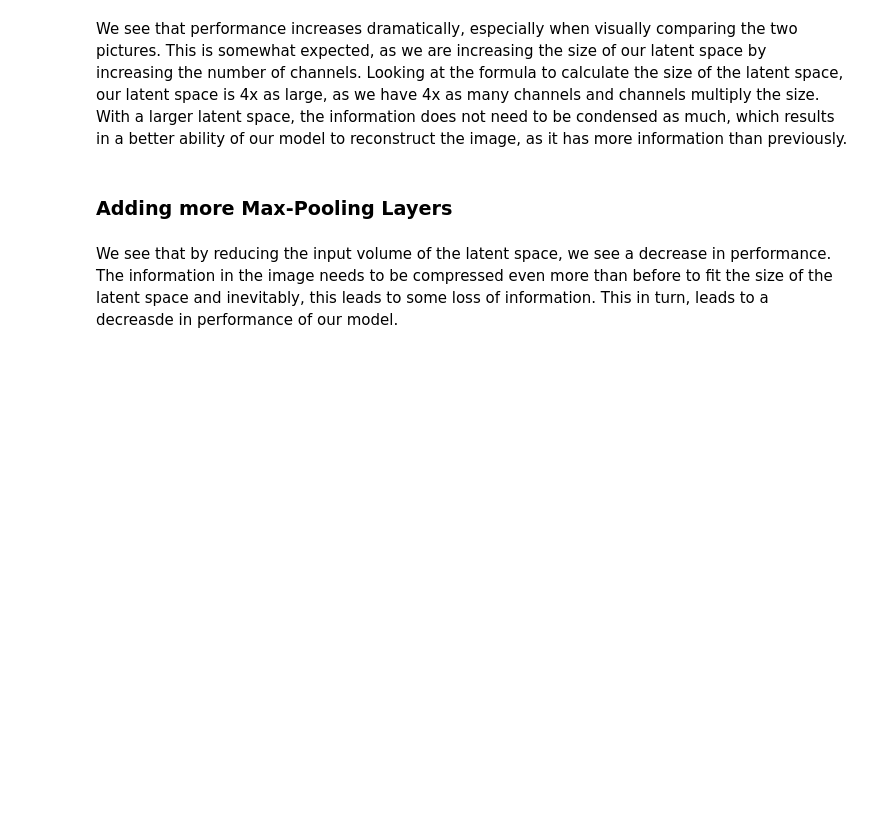
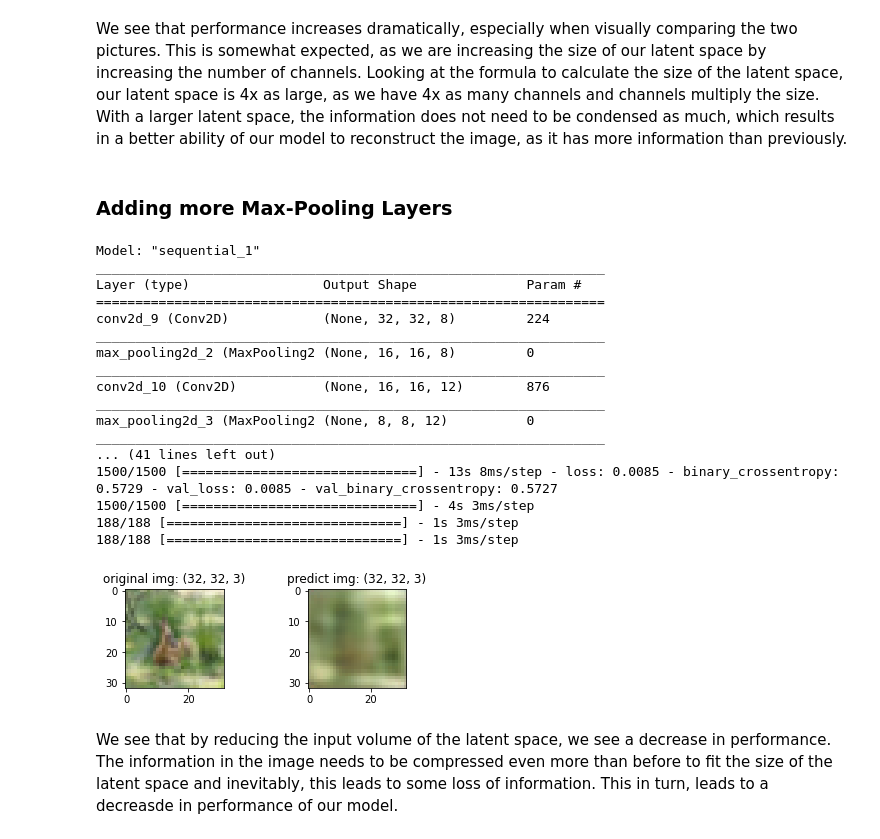
Before and after one commit to unofficial-Jona/ACML, a Jupyter notebook: convolutional autoencoders.ipynb, the cells around one changed output. Saved outputs shown, nothing was run; the diff lists cells and outputs as text; code cells hidden in the pictures; blank space fills up the shorter version.

```diff
--- a/convolutional autoencoders.ipynb
+++ b/convolutional autoencoders.ipynb
@@ -368,4 +368,26 @@ model_layout02.compile(
     loss=keras.losses.MeanSquaredError(),
     metrics=[keras.metrics.BinaryCrossentropy()])
 # %%
-model_layout02, X_train_2, X_valid_2, X_test_2 = model_fit_transform(model_layout02, X_train, X_valid, X_test)
+model_layout02, X_train_2, X_valid_2, X_test_2, history = model_fit_transform(model_layout02, x_train=X_train, y_train=X_train,
+                                                                              x_valid=X_valid, y_valid=X_valid,
+                                                                              x_test=X_test, y_test=X_test)
+img_compare(X_test[1], X_test_2[1])
+# %% [output]
+Model: "sequential_1"
+_________________________________________________________________
+Layer (type)                 Output Shape              Param #
+=================================================================
+conv2d_9 (Conv2D)            (None, 32, 32, 8)         224
+_________________________________________________________________
+max_pooling2d_2 (MaxPooling2 (None, 16, 16, 8)         0
+_________________________________________________________________
+conv2d_10 (Conv2D)           (None, 16, 16, 12)        876
+_________________________________________________________________
+max_pooling2d_3 (MaxPooling2 (None, 8, 8, 12)          0
+_________________________________________________________________
+... (41 lines left out)
+1500/1500 [==============================] - 13s 8ms/step - loss: 0.0085 - binary_crossentropy: 0.5729 - val_loss: 0.0085 - val_binary_crossentropy: 0.5727
+1500/1500 [==============================] - 4s 3ms/step
+188/188 [==============================] - 1s 3ms/step
+188/188 [==============================] - 1s 3ms/step
+[figure, added]
```
Also changed, not shown: parts of 5 cells of this notebook.
